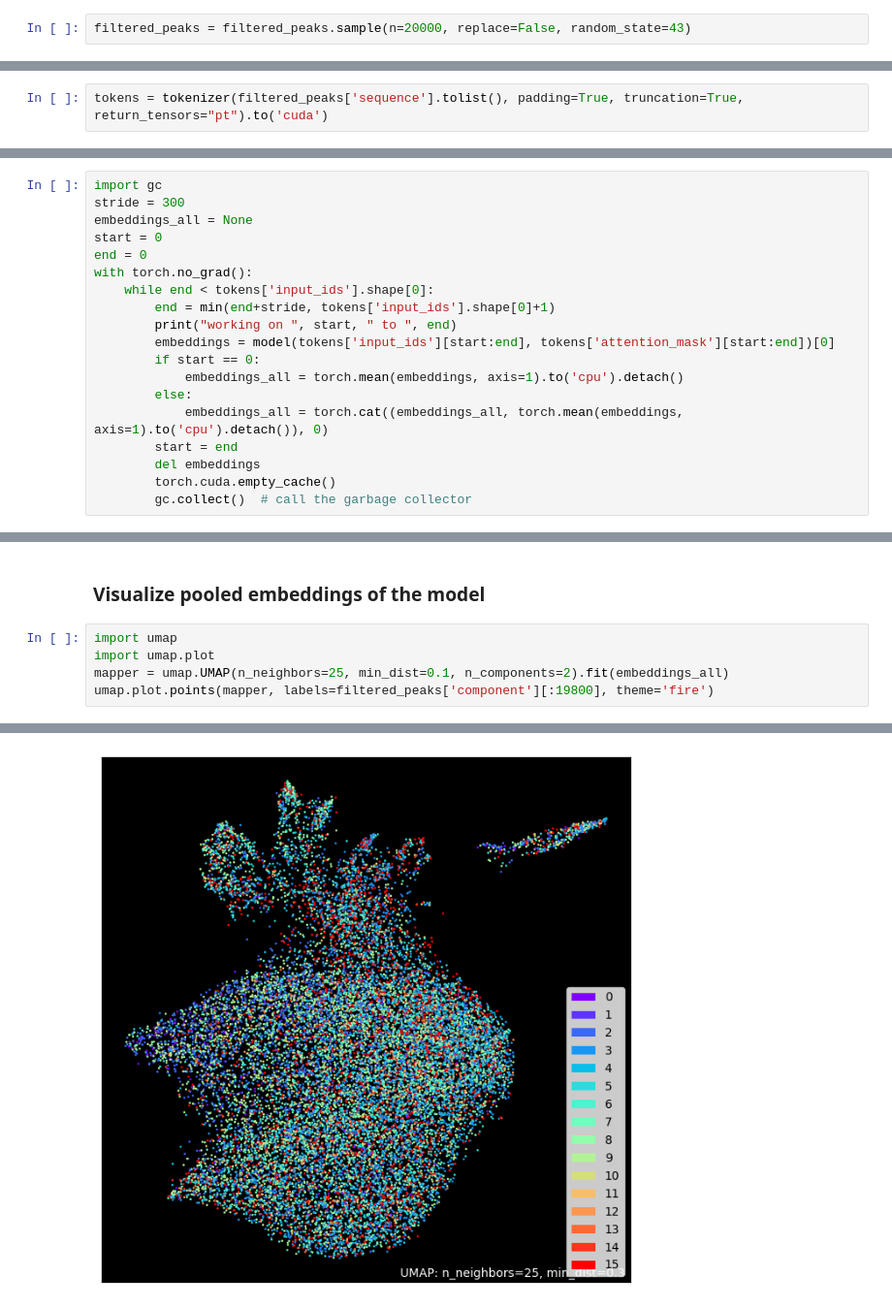
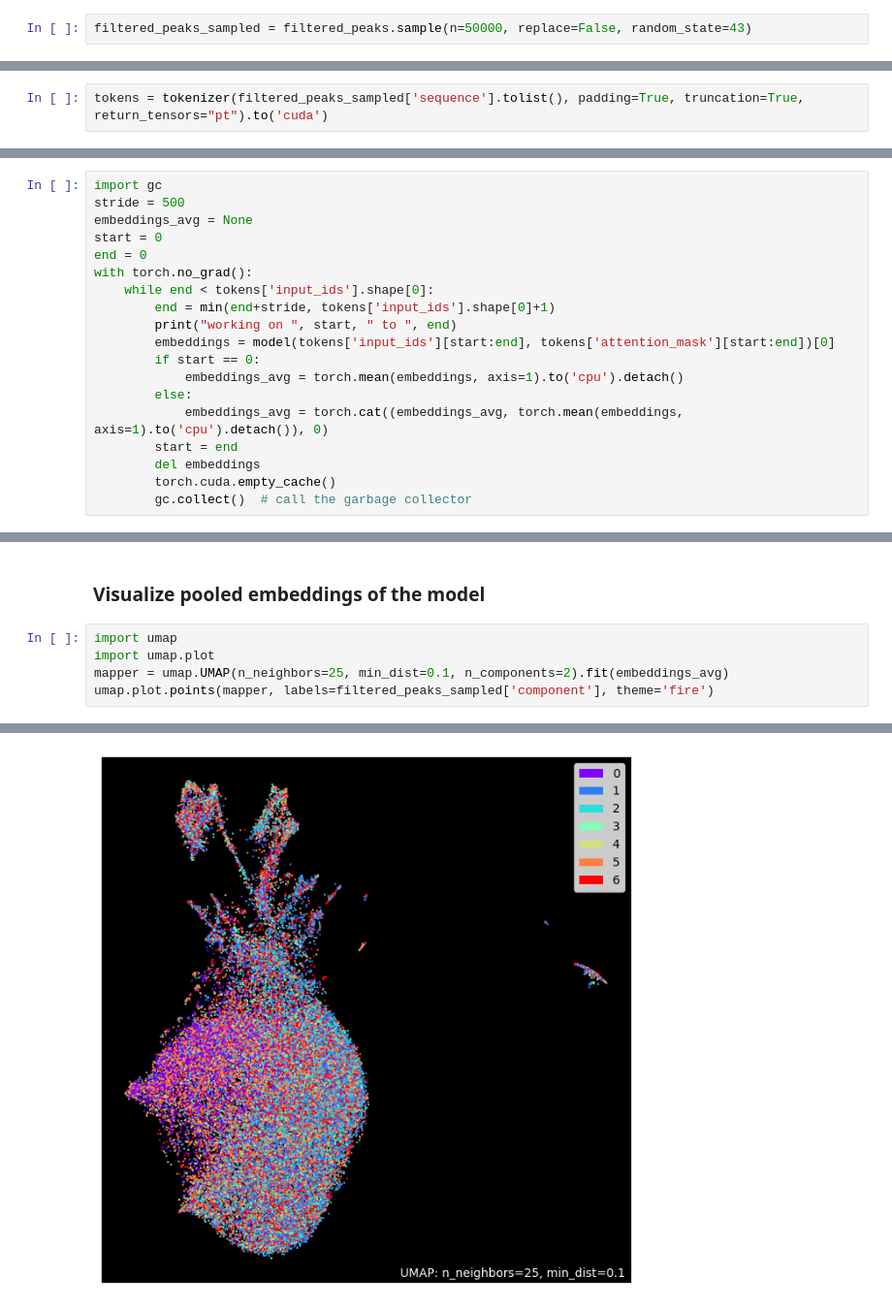
Before and after one commit to Tu1026/DHSs-Vector, a Jupyter notebook: explore.ipynb, the cells around one changed output, grey strips where cells are left out. Shown at 97% size. Saved outputs shown, nothing was run; the diff lists cells and outputs as text.

```diff
--- a/explore.ipynb
+++ b/explore.ipynb
@@ -278,7 +277,7 @@ filtered_peaks['component'] = filtered_peaks['component'].map(mapping)
 # %% [markdown]
 ### Randomly sample
 # %%
-filtered_peaks = filtered_peaks.sample(n=20000, replace=False, random_state=43)
+filtered_peaks_sampled = filtered_peaks.sample(n=50000, replace=False, random_state=43)
 # %% [markdown]
 ### Store the data for fine-tuning
 # %%
@@ -339,4 +339,4 @@ Mon Feb 19 18:06:14 2024
 # %% [markdown]
 ### Obtain embeddings from model
 # %%
-tokens = tokenizer(filtered_peaks['sequence'].tolist(), padding=True, truncation=True, return_tensors="pt").to('cuda')
+tokens = tokenizer(filtered_peaks_sampled['sequence'].tolist(), padding=True, truncation=True, return_tensors="pt").to('cuda')
@@ -344,8 +346,8 @@ tokens = tokenizer(filtered_peaks['sequence'].tolist(), padding=True, truncation
 ### Utilizing garbarge collector to get around the problem of cuda out of memory
 # %%
 import gc
-stride = 300
-embeddings_all = None
+stride = 500
+embeddings_avg = None
 start = 0
 end = 0
 with torch.no_grad():
@@ -354,9 +356,9 @@ with torch.no_grad():
 		print("working on ", start, " to ", end)
 		embeddings = model(tokens['input_ids'][start:end], tokens['attention_mask'][start:end])[0]
 		if start == 0:
-			embeddings_all = torch.mean(embeddings, axis=1).to('cpu').detach()
+			embeddings_avg = torch.mean(embeddings, axis=1).to('cpu').detach()
 		else:
-			embeddings_all = torch.cat((embeddings_all, torch.mean(embeddings, axis=1).to('cpu').detach()), 0)
+			embeddings_avg = torch.cat((embeddings_avg, torch.mean(embeddings, axis=1).to('cpu').detach()), 0)
 		start = end
 		del embeddings
 		torch.cuda.empty_cache()
@@ -388,8 +390,8 @@ torch.Size([19800, 768])
 # %%
 import umap
 import umap.plot
-mapper = umap.UMAP(n_neighbors=25, min_dist=0.1, n_components=2).fit(embeddings_all)
-umap.plot.points(mapper, labels=filtered_peaks['component'][:19800], theme='fire')
+mapper = umap.UMAP(n_neighbors=25, min_dist=0.1, n_components=2).fit(embeddings_avg)
+umap.plot.points(mapper, labels=filtered_peaks_sampled['component'], theme='fire')
 # %% [output]
 <Axes: >
-[figure, old version]
+[figure, new version]
```
Also changed, not shown: parts of 41 cells of this notebook, 2 other files.
